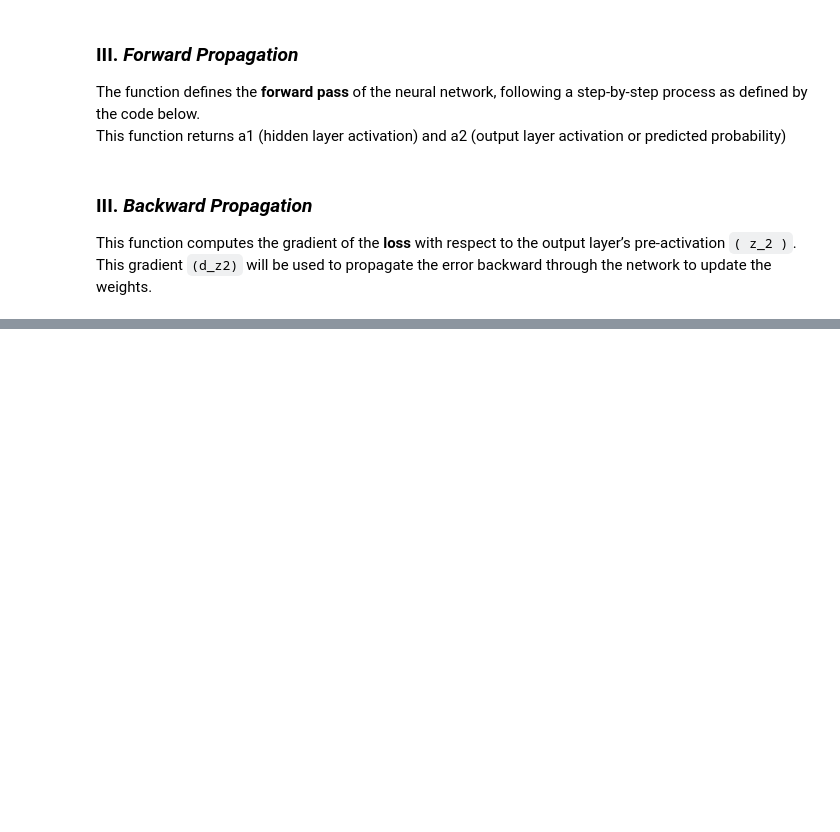
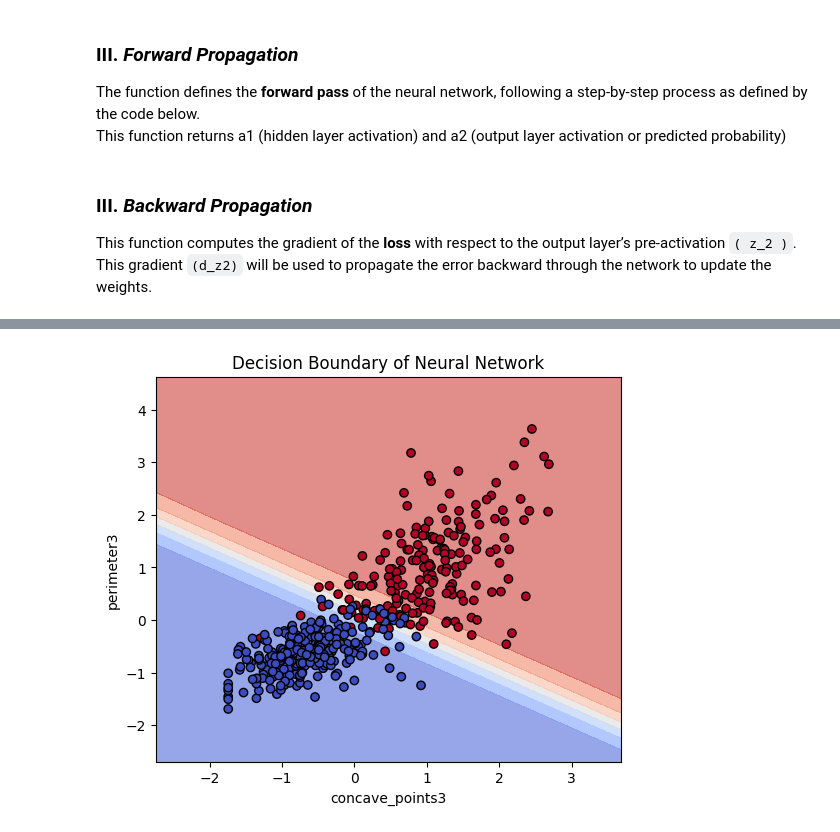
Before and after one commit to bbeecue/group_activity01, a Jupyter notebook: groupactivity_01.ipynb, the cells around one changed output, grey strips where cells are left out. Cells and saved outputs as stored; diff of their text form; code cells hidden in the pictures; blank space fills up the shorter version.

```diff
--- a/groupactivity_01.ipynb
+++ b/groupactivity_01.ipynb
@@ -170,0 +265,22 @@ def backward(y):
+# %%
+
+X_plot = X_train[:, :2]
+y_plot = y_train
+
+x_min, x_max = X_plot[:, 0].min() - 1, X_plot[:, 0].max() + 1
+y_min, y_max = X_plot[:, 1].min() - 1, X_plot[:, 1].max() + 1
+xx, yy = np.meshgrid(np.arange(x_min, x_max, 0.02),
+                     np.arange(y_min, y_max, 0.02))
+
+grid = np.c_[xx.ravel(), yy.ravel()]
+Z = forward(grid)[1].reshape(xx.shape)
+
+plt.figure(figsize=(6,5))
+plt.contourf(xx, yy, Z, alpha=0.6, cmap=plt.cm.coolwarm)
+plt.scatter(X_plot[:, 0], X_plot[:, 1], c=y_plot.flatten(), edgecolor='k', cmap=plt.cm.coolwarm)
+plt.title("Decision Boundary of Neural Network")
+plt.xlabel(top_features[0])
+plt.ylabel(top_features[1])
+plt.show()
+# %% [output]
+[figure, added]
```
Also changed, not shown: parts of 11 cells of this notebook.
